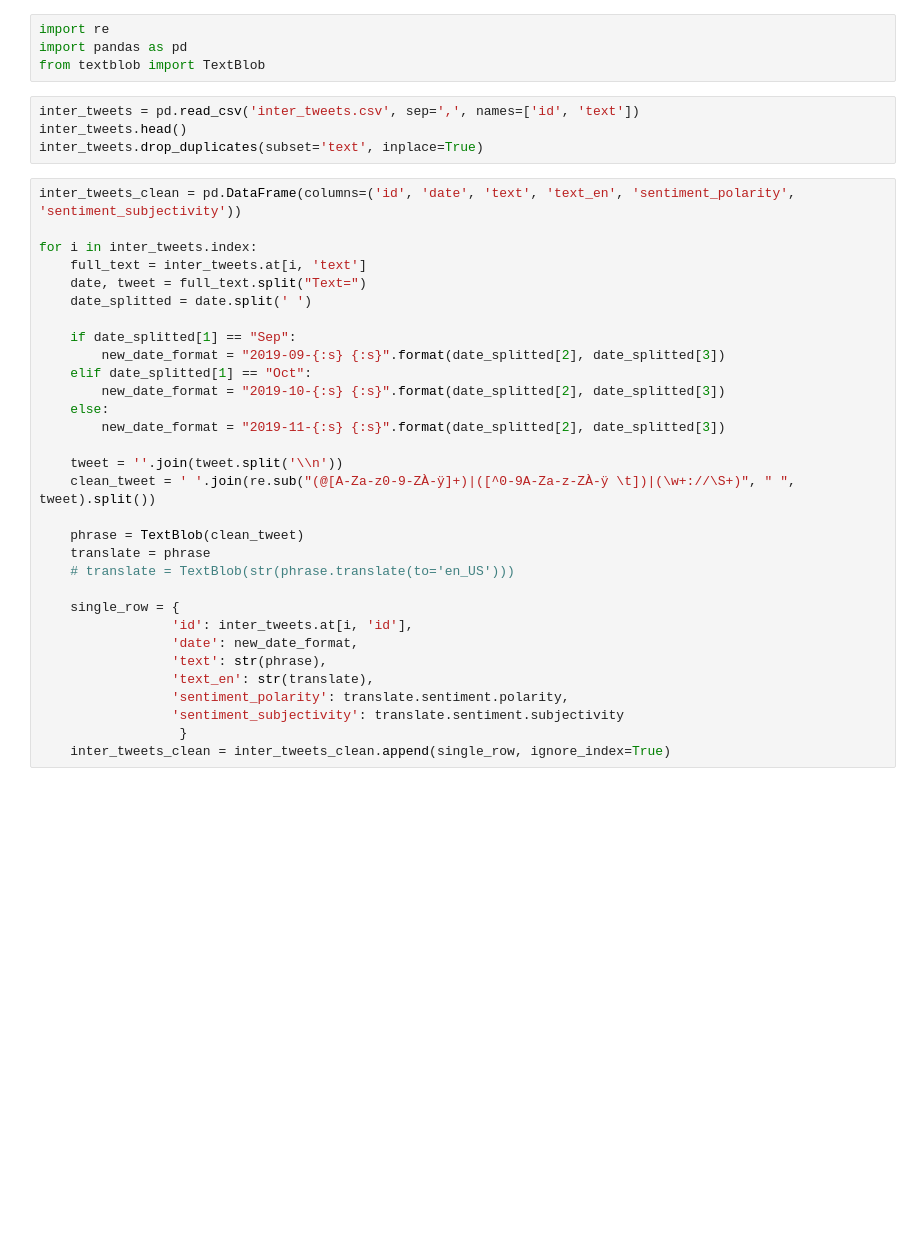
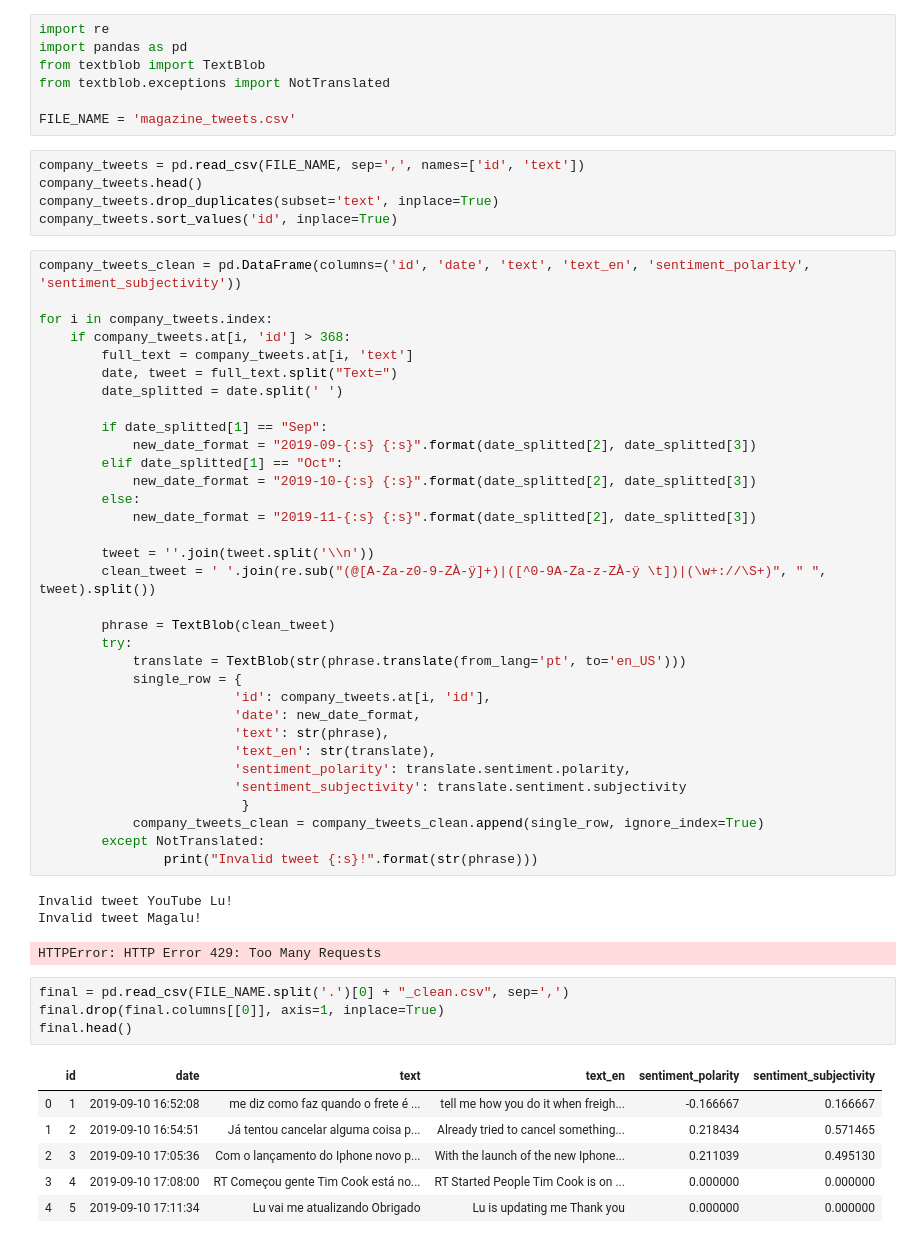
Before and after one commit to matheusbfernandes/stock-market-prediction, a Jupyter notebook: eda/tweets_sentiment_analysis.ipynb, the cells around one changed output. Cells and saved outputs as stored; diff of their text form; blank space fills up the shorter version.

Commit message:
improving sentiment analysis

```diff
--- a/eda/tweets_sentiment_analysis.ipynb
+++ b/eda/tweets_sentiment_analysis.ipynb
@@ -2,38 +2,59 @@
 import re
 import pandas as pd
 from textblob import TextBlob
+from textblob.exceptions import NotTranslated
+
+FILE_NAME = 'magazine_tweets.csv'
 # %%
-inter_tweets = pd.read_csv('inter_tweets.csv', sep=',', names=['id', 'text'])
-inter_tweets.head()
-inter_tweets.drop_duplicates(subset='text', inplace=True)
+company_tweets = pd.read_csv(FILE_NAME, sep=',', names=['id', 'text'])
+company_tweets.head()
+company_tweets.drop_duplicates(subset='text', inplace=True)
+company_tweets.sort_values('id', inplace=True)
 # %%
-inter_tweets_clean = pd.DataFrame(columns=('id', 'date', 'text', 'text_en', 'sentiment_polarity', 'sentiment_subjectivity'))
+company_tweets_clean = pd.DataFrame(columns=('id', 'date', 'text', 'text_en', 'sentiment_polarity', 'sentiment_subjectivity'))
 
-for i in inter_tweets.index:
-    full_text = inter_tweets.at[i, 'text']
-    date, tweet = full_text.split("Text=")
-    date_splitted = date.split(' ')
+for i in company_tweets.index:
+    if company_tweets.at[i, 'id'] > 368:
+        full_text = company_tweets.at[i, 'text']
+        date, tweet = full_text.split("Text=")
+        date_splitted = date.split(' ')
 
-    if date_splitted[1] == "Sep":
-        new_date_format = "2019-09-{:s} {:s}".format(date_splitted[2], date_splitted[3])
-    elif date_splitted[1] == "Oct":
-        new_date_format = "2019-10-{:s} {:s}".format(date_splitted[2], date_splitted[3])
-    else:
-        new_date_format = "2019-11-{:s} {:s}".format(date_splitted[2], date_splitted[3])
+        if date_splitted[1] == "Sep":
+            new_date_format = "2019-09-{:s} {:s}".format(date_splitted[2], date_splitted[3])
+        elif date_splitted[1] == "Oct":
+            new_date_format = "2019-10-{:s} {:s}".format(date_splitted[2], date_splitted[3])
+        else:
+            new_date_format = "2019-11-{:s} {:s}".format(date_splitted[2], date_splitted[3])
 
-    tweet = ''.join(tweet.split('\\n'))
-    clean_tweet = ' '.join(re.sub("(@[A-Za-z0-9-ZÀ-ÿ]+)|([^0-9A-Za-z-ZÀ-ÿ \t])|(\w+://\S+)", " ", tweet).split())
+        tweet = ''.join(tweet.split('\\n'))
+        clean_tweet = ' '.join(re.sub("(@[A-Za-z0-9-ZÀ-ÿ]+)|([^0-9A-Za-z-ZÀ-ÿ \t])|(\w+://\S+)", " ", tweet).split())
 
-    phrase = TextBlob(clean_tweet)
-    translate = phrase
-    # translate = TextBlob(str(phrase.translate(to='en_US')))
-
-    single_row = {
-                 'id': inter_tweets.at[i, 'id'],
-                 'date': new_date_format,
-                 'text': str(phrase),
-                 'text_en': str(translate),
-                 'sentiment_polarity': translate.sentiment.polarity,
-                 'sentiment_subjectivity': translate.sentiment.subjectivity
-                  }
-    inter_tweets_clean = inter_tweets_clean.append(single_row, ignore_index=True)
+        phrase = TextBlob(clean_tweet)
+        try:
+            translate = TextBlob(str(phrase.translate(from_lang='pt', to='en_US')))
+            single_row = {
+                         'id': company_tweets.at[i, 'id'],
+                         'date': new_date_format,
+                         'text': str(phrase),
+                         'text_en': str(translate),
+                         'sentiment_polarity': translate.sentiment.polarity,
+                         'sentiment_subjectivity': translate.sentiment.subjectivity
+                          }
+            company_tweets_clean = company_tweets_clean.append(single_row, ignore_index=True)
+        except NotTranslated:
+                print("Invalid tweet {:s}!".format(str(phrase)))
+# %% [output]
+Invalid tweet YouTube Lu!
+Invalid tweet Magalu!
+HTTPError: HTTP Error 429: Too Many Requests
+# %%
+final = pd.read_csv(FILE_NAME.split('.')[0] + "_clean.csv", sep=',')
+final.drop(final.columns[[0]], axis=1, inplace=True)
+final.head()
+# %% [output]
+|  | id | date | text | text_en | sentiment_polarity | sentiment_subjectivity |
+| 0 | 1 | 2019-09-10 16:52:08 | me diz como faz quando o frete é ... | tell me how you do it when freigh... | -0.166667 | 0.166667 |
+| 1 | 2 | 2019-09-10 16:54:51 | Já tentou cancelar alguma coisa p... | Already tried to cancel something... | 0.218434 | 0.571465 |
+| 2 | 3 | 2019-09-10 17:05:36 | Com o lançamento do Iphone novo p... | With the launch of the new Iphone... | 0.211039 | 0.495130 |
+| 3 | 4 | 2019-09-10 17:08:00 | RT Começou gente Tim Cook está no... | RT Started People Tim Cook is on ... | 0.000000 | 0.000000 |
+| 4 | 5 | 2019-09-10 17:11:34 | Lu vai me atualizando Obrigado | Lu is updating me Thank you | 0.000000 | 0.000000 |
```
Also changed, not shown: parts of 3 cells of this notebook, 1 other file.
